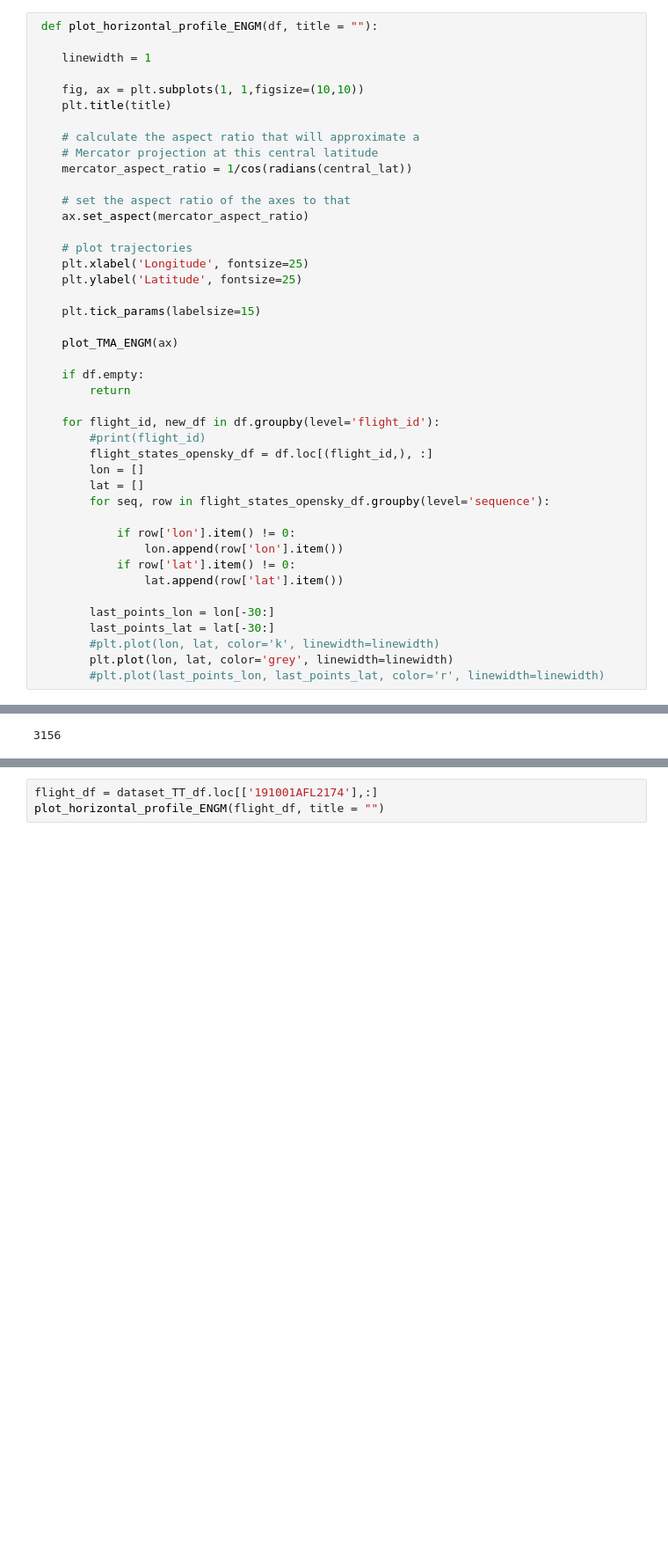
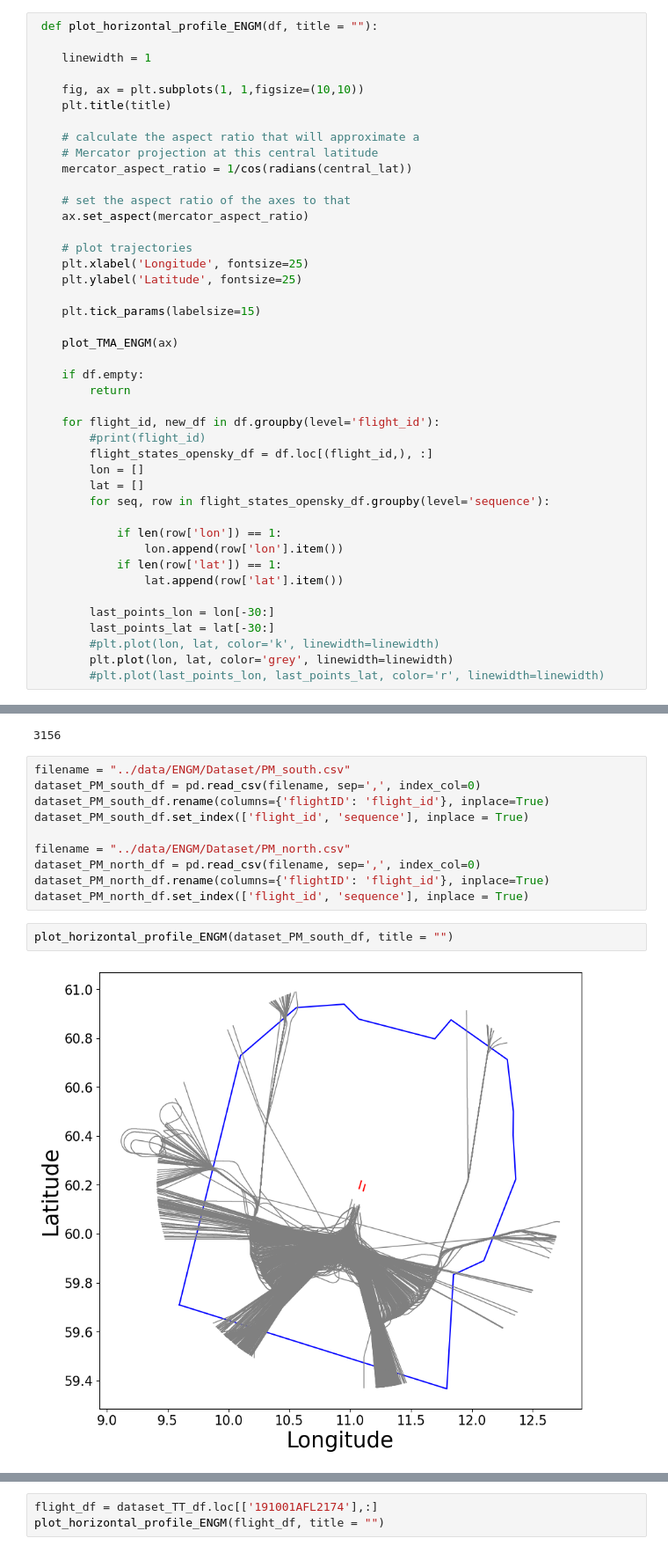
Before and after one commit to anlemett/ATM_seminar_2023, a Jupyter notebook: Jupyter/ENGM_50NM_vertical_and_horizontal_profiles.ipynb, the cells around one changed output, grey strips where cells are left out. Shown at 88% size. Saved outputs shown, nothing was run; the diff lists cells and outputs as text; blank space fills up the shorter version.

Commit message:
clustering PM datasets

```diff
--- a/Jupyter/ENGM_50NM_vertical_and_horizontal_profiles.ipynb
+++ b/Jupyter/ENGM_50NM_vertical_and_horizontal_profiles.ipynb
@@ -138,9 +154,9 @@ plt.ylim(ylim)
         lat = []
         for seq, row in flight_states_opensky_df.groupby(level='sequence'):
 
-            if row['lon'].item() != 0:
+            if len(row['lon']) == 1:
                 lon.append(row['lon'].item())
-            if row['lat'].item() != 0:
+            if len(row['lat']) == 1:
                 lat.append(row['lat'].item())
 
         last_points_lon = lon[-30:]
@@ -160,3 +176,17 @@ number_of_flights = len(dataset_TT_df.groupby(level='flight_id'))
 print(number_of_flights)
 # %% [output]
 3156
+# %%
+filename = "../data/ENGM/Dataset/PM_south.csv"
+dataset_PM_south_df = pd.read_csv(filename, sep=',', index_col=0)
+dataset_PM_south_df.rename(columns={'flightID': 'flight_id'}, inplace=True)
+dataset_PM_south_df.set_index(['flight_id', 'sequence'], inplace = True)
+
+filename = "../data/ENGM/Dataset/PM_north.csv"
+dataset_PM_north_df = pd.read_csv(filename, sep=',', index_col=0)
+dataset_PM_north_df.rename(columns={'flightID': 'flight_id'}, inplace=True)
+dataset_PM_north_df.set_index(['flight_id', 'sequence'], inplace = True)
+# %%
+plot_horizontal_profile_ENGM(dataset_PM_south_df, title = "")
+# %% [output]
+[figure, added]
```
Also changed, not shown: parts of 4 cells of this notebook, 4 other files.
